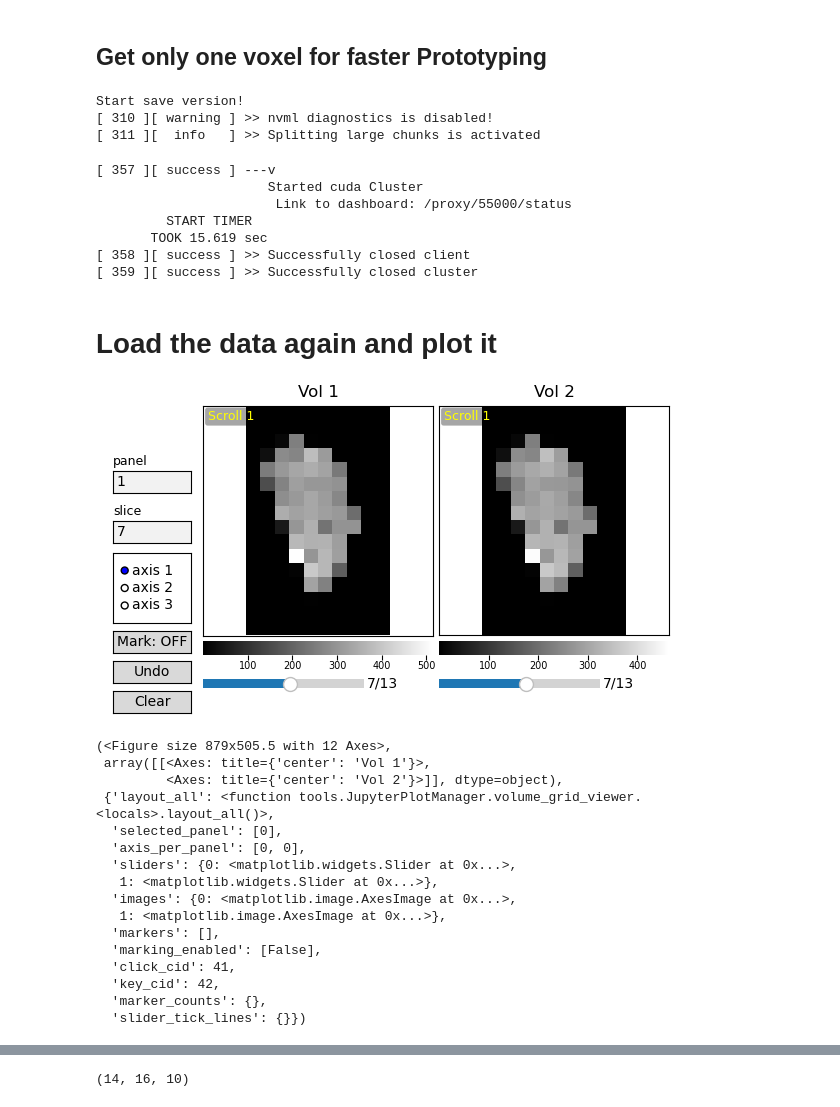
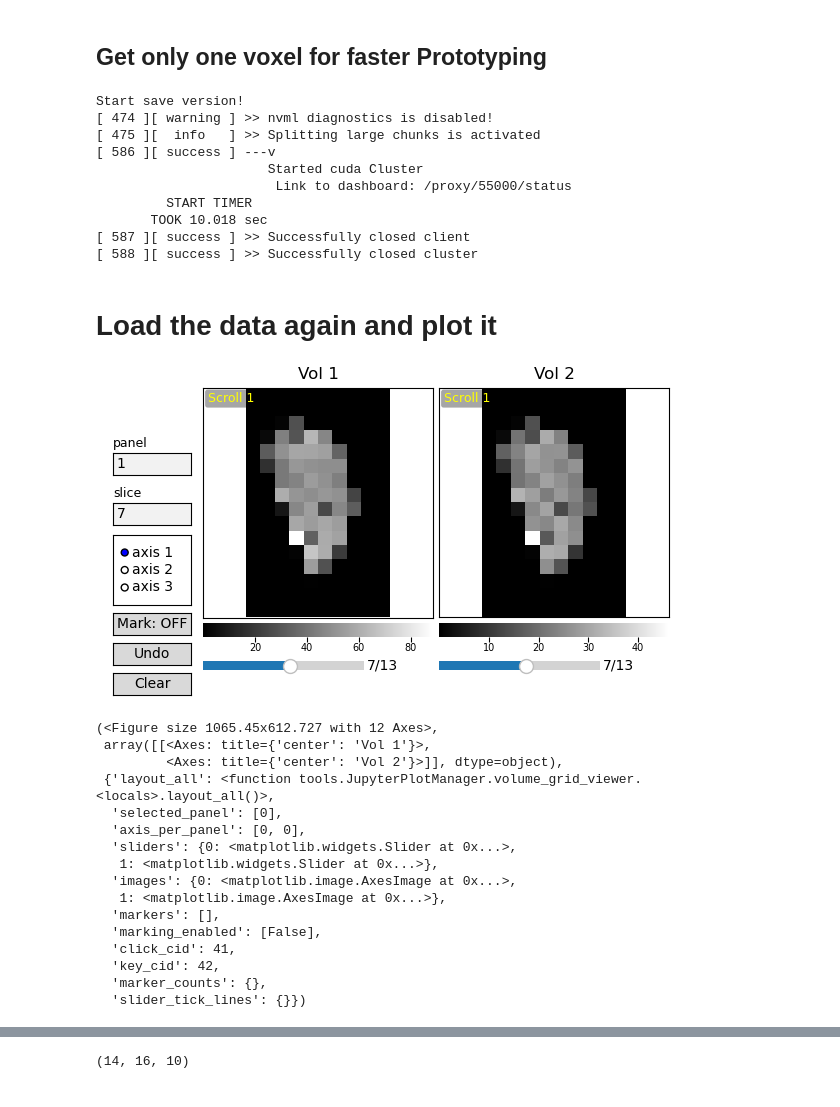
Before and after one commit to MRSI-HFMR-Group-Vienna/Synthetic_MRSI, a Jupyter notebook: code/main_notebook.ipynb, the cells around one changed output, grey strips where cells are left out. Cells and saved outputs as stored; diff of their text form; code cells hidden in the pictures.

```diff
--- a/code/main_notebook.ipynb
+++ b/code/main_notebook.ipynb
@@ -1199,7 +1251,7 @@ test_gpu = out
 from tools import DaskTools, GPUTools
 
 test_cpu = GPUTools.dask_map_blocks(test_gpu, device="cpu")
-test_cpu = DaskTools.to_zarr(test_cpu, path=os.path.join(configurator.data["checkpoints"], "zarr"), checkpoint_folder_name="irgendwas") #"checkpoint_out_test_21062026_first_noWET_test")
+test_cpu = DaskTools.to_zarr(test_cpu, path=os.path.join(configurator.data["checkpoints"], "zarr"), checkpoint_folder_name="checkpoint_out_test_22062026_first_withWET_only_random_water") #"checkpoint_out_test_21062026_first_noWET_test")
 test_cpu = test_cpu.compute()
 
 Console.stop_timer()
@@ -1209,15 +1261,15 @@ Console.stop_timer()
 cluster.close()
 # %% [output]
 Start save version!
-[ 310 ][ warning ] >> nvml diagnostics is disabled!
-[ 311 ][  info   ] >> Splitting large chunks is activated
+[ 474 ][ warning ] >> nvml diagnostics is disabled!
+[ 475 ][  info   ] >> Splitting large chunks is activated
+[ 586 ][ success ] ---v
+                      Started cuda Cluster
+                       Link to dashboard: /proxy/55000/status
+         START TIMER
+       TOOK 10.018 sec
+[ 587 ][ success ] >> Successfully closed client
+[ 588 ][ success ] >> Successfully closed cluster
-[ 357 ][ success ] ---v
-                      Started cuda Cluster
-                       Link to dashboard: /proxy/55000/status
-         START TIMER
-       TOOK 15.619 sec
-[ 358 ][ success ] >> Successfully closed client
-[ 359 ][ success ] >> Successfully closed cluster
 # %% [markdown]
 # Load the data again and plot it
 # %%
@@ -1237,20 +1289,20 @@ Start save version!
 # %%
 import dask.array as da
 import file
 import os
 from tools import JupyterPlotManager
 
 #JupyterPlotManager.volume_grid_viewer(vols=[da.abs(load_data0[120,:,:,:]), da.abs(load_data1[120,:,:,:]), da.abs(load_data2[120,:,:,:]), da.abs(load_data3[120,:,:,:])], titles=["no B0, no noise", "with B0, no noise", "with B0, noise covariance", "with water"], rows=1, cols=4, cmap="viridis")
 
-load_data = da.from_zarr(os.path.join(configurator.data["checkpoints"], "zarr", "checkpoint_out_test_21062026_first_noWET_test"))
-load_data_WET = da.from_zarr(os.path.join(configurator.data["checkpoints"], "zarr", "checkpoint_out_test_21062026_first_WET_test2"))
+load_data = da.from_zarr(os.path.join(configurator.data["checkpoints"], "zarr", "checkpoint_out_test_22062026_first_noWET_only_random_water"))#"checkpoint_out_test_22062026_first_noWET_only_water"))#"checkpoint_out_test_21062026_first_noWET_test"))
+load_data_WET = da.from_zarr(os.path.join(configurator.data["checkpoints"], "zarr", "checkpoint_out_test_22062026_first_withWET_only_random_water"))#"checkpoint_out_test_22062026_first_WET_only_water"))#"checkpoint_out_test_21062026_first_WET_multi_water_test"))#"checkpoint_out_test_21062026_first_WET_test2"))
 
 
 
 JupyterPlotManager.volume_grid_viewer(vols=[da.abs(load_data[2,:,:,:]), da.abs(load_data_WET[2,:,:,:])], rows=1, cols=2)
 # %% [output]
-[figure, old version]
+[figure, new version]
-(<Figure size 879x505.5 with 12 Axes>,
+(<Figure size 1065.45x612.727 with 12 Axes>,
  array([[<Axes: title={'center': 'Vol 1'}>,
          <Axes: title={'center': 'Vol 2'}>]], dtype=object),
  {'layout_all': <function tools.JupyterPlotManager.volume_grid_viewer.<locals>.layout_all()>,
```
Also changed, not shown: parts of 44 cells of this notebook, 5 other files.
